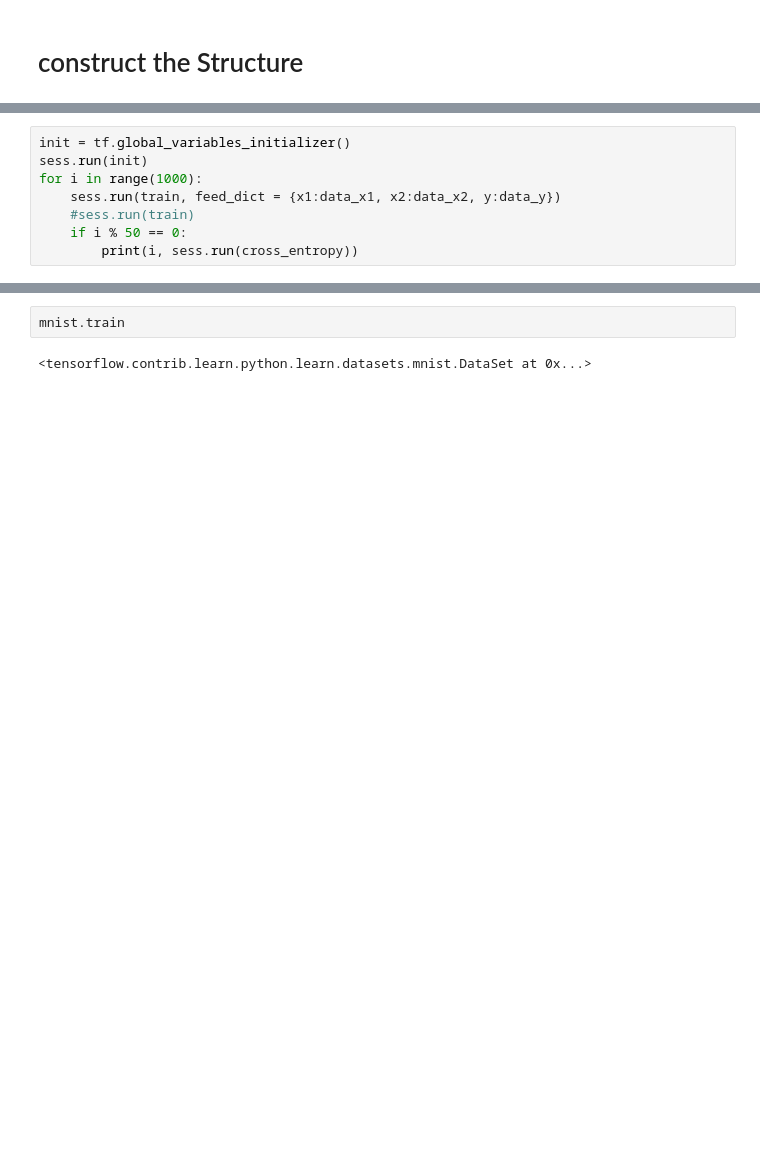
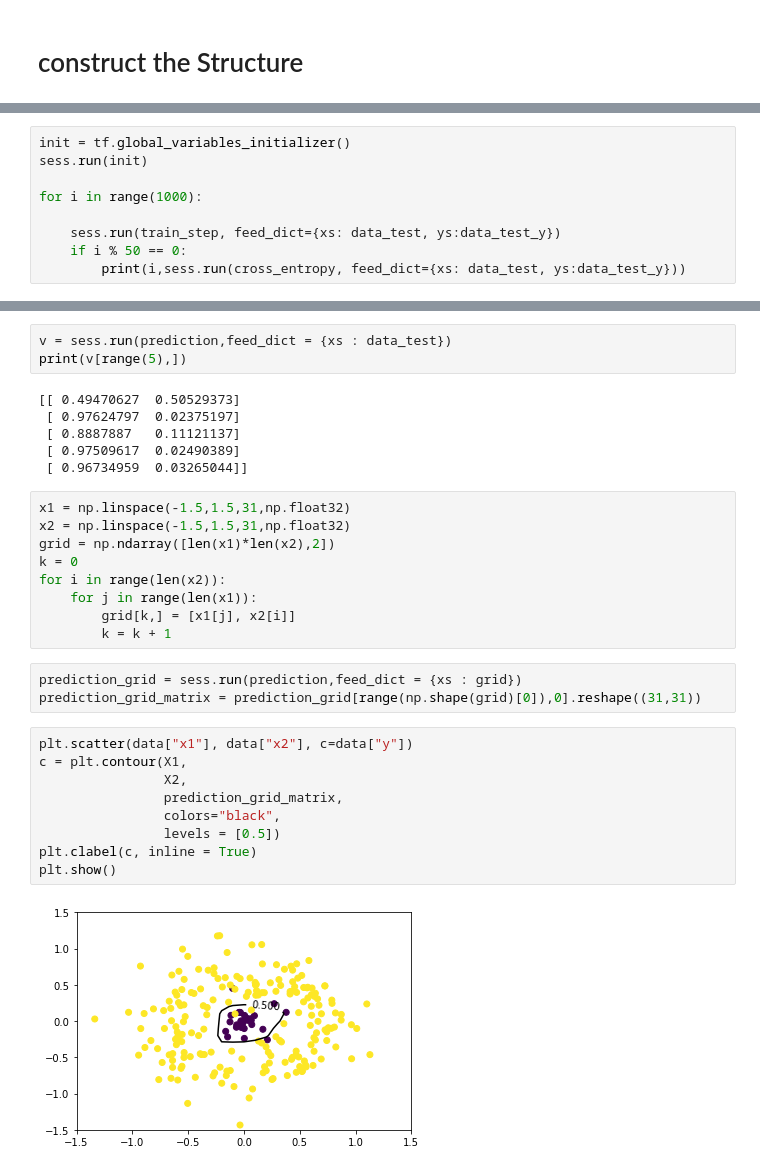
Before and after one commit to Yingchenchen007/Statistical_Learning_and_Data_Mining, a Jupyter notebook: classfication/HW1.ipynb, the cells around one changed output, grey strips where cells are left out. Saved outputs shown, nothing was run; the diff lists cells and outputs as text; blank space fills up the shorter version.

Commit message:
plt.contour  in HW1

```diff
--- a/classfication/HW1.ipynb
+++ b/classfication/HW1.ipynb
@@ -74,9 +68,10 @@ sess = tf.Session()
 # %%
 init = tf.global_variables_initializer()
 sess.run(init)
+
 for i in range(1000):
-    sess.run(train, feed_dict = {x1:data_x1, x2:data_x2, y:data_y})
-    #sess.run(train)
+
+    sess.run(train_step, feed_dict={xs: data_test, ys:data_test_y})
     if i % 50 == 0:
-        print(i, sess.run(cross_entropy))
+        print(i,sess.run(cross_entropy, feed_dict={xs: data_test, ys:data_test_y}))
 # %% [output]
@@ -99,4 +98,32 @@ Extracting MNIST_data\t10k-labels-idx1-ubyte.gz
-# %%
-mnist.train
-# %% [output]
-<tensorflow.contrib.learn.python.learn.datasets.mnist.DataSet at 0x...>
+# %%
+v = sess.run(prediction,feed_dict = {xs : data_test})
+print(v[range(5),])
+# %% [output]
+[[ 0.49470627  0.50529373]
+ [ 0.97624797  0.02375197]
+ [ 0.8887887   0.11121137]
+ [ 0.97509617  0.02490389]
+ [ 0.96734959  0.03265044]]
+# %%
+x1 = np.linspace(-1.5,1.5,31,np.float32)
+x2 = np.linspace(-1.5,1.5,31,np.float32)
+grid = np.ndarray([len(x1)*len(x2),2])
+k = 0
+for i in range(len(x2)):
+    for j in range(len(x1)):
+        grid[k,] = [x1[j], x2[i]]
+        k = k + 1
+# %%
+prediction_grid = sess.run(prediction,feed_dict = {xs : grid})
+prediction_grid_matrix = prediction_grid[range(np.shape(grid)[0]),0].reshape((31,31))
+# %%
+plt.scatter(data["x1"], data["x2"], c=data["y"])
+c = plt.contour(X1,
+                X2,
+                prediction_grid_matrix,
+                colors="black",
+                levels = [0.5])
+plt.clabel(c, inline = True)
+plt.show()
+# %% [output]
+[figure, added]
```
Also changed, not shown: parts of 17 cells of this notebook.
